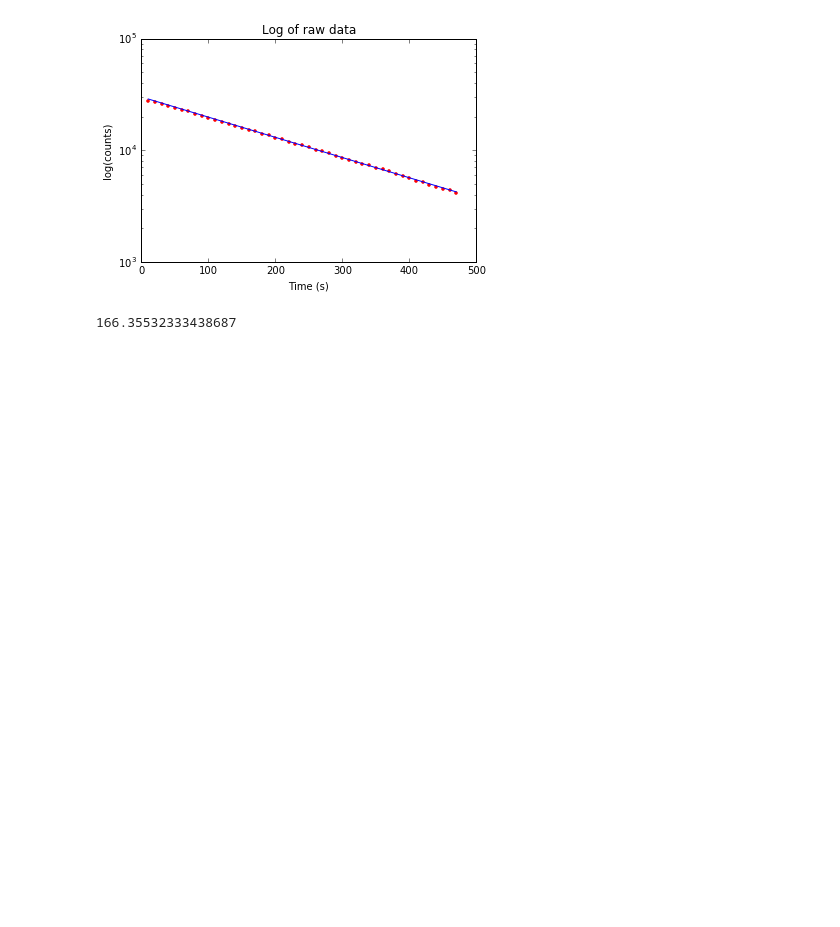
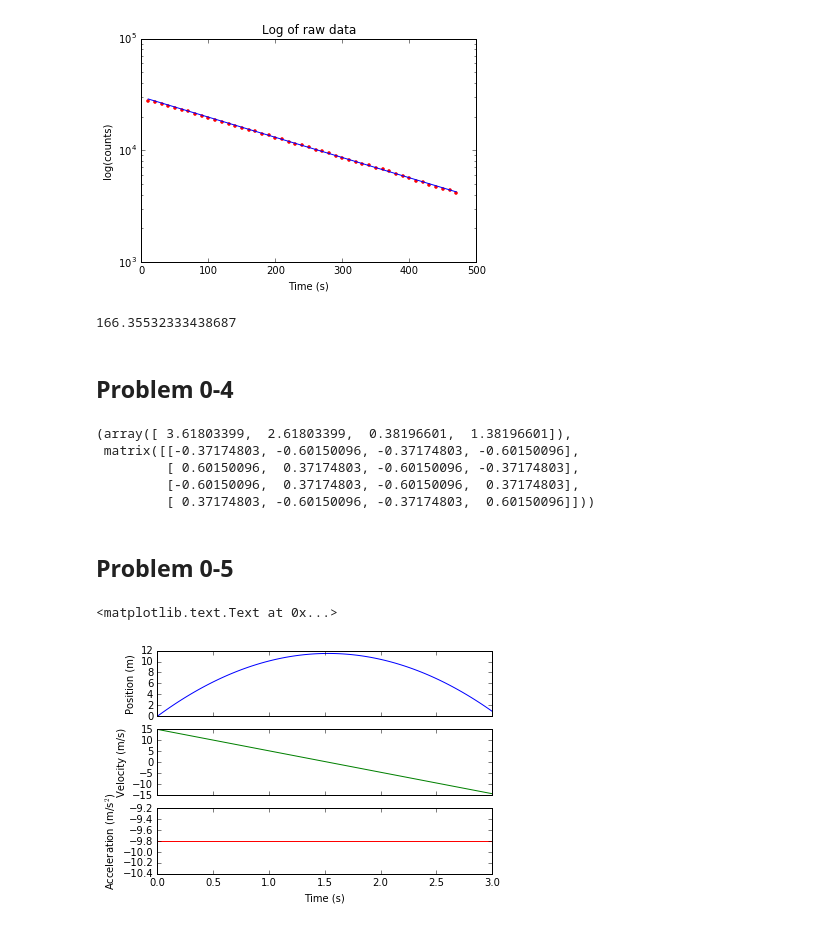
Before and after one commit to Physics325/Chapter0, a Jupyter notebook: Solutions to Exercises.ipynb, the cells around one changed output. Saved outputs shown, nothing was run; the diff lists cells and outputs as text; code cells hidden in the pictures; blank space fills up the shorter version.

```diff
--- a/Solutions to Exercises.ipynb
+++ b/Solutions to Exercises.ipynb
@@ -76,3 +70,5 @@ t_half = log(2)/l
 t_half
 # %% [output]
 166.35532333438687
+# %% [markdown]
+## Problem 0-4
@@ -78,0 +77,26 @@ t_half
+# %%
+linalg.eig(M)
+# %% [output]
+(array([ 3.61803399,  2.61803399,  0.38196601,  1.38196601]),
+ matrix([[-0.37174803, -0.60150096, -0.37174803, -0.60150096],
+         [ 0.60150096,  0.37174803, -0.60150096, -0.37174803],
+         [-0.60150096,  0.37174803, -0.60150096,  0.37174803],
+         [ 0.37174803, -0.60150096, -0.37174803,  0.60150096]]))
+# %% [markdown]
+## Problem 0-5
+# %%
+t = linspace(0.0,3.0,100)
+x = 0 + 15*t + 0.5*(-9.8)*t**2
+v = 15 - 9.8*t
+a = -9.8*ones(len(t))
+f, (ax1, ax2, ax3) = plt.subplots(3, sharex=True, sharey=False)
+ax1.plot(t,x,'b')
+ax1.set_ylabel("Position (m)")
+ax2.plot(t,v,'g')
+ax2.set_ylabel("Velocity (m/s)")
+ax3.plot(t,a,'r')
+ax3.set_ylabel("Acceleration (m/s$^2$)")
+xlabel("Time (s)")
+# %% [output]
+<matplotlib.text.Text at 0x...>
+[figure, added]
```
Also changed, not shown: parts of 14 cells of this notebook.
